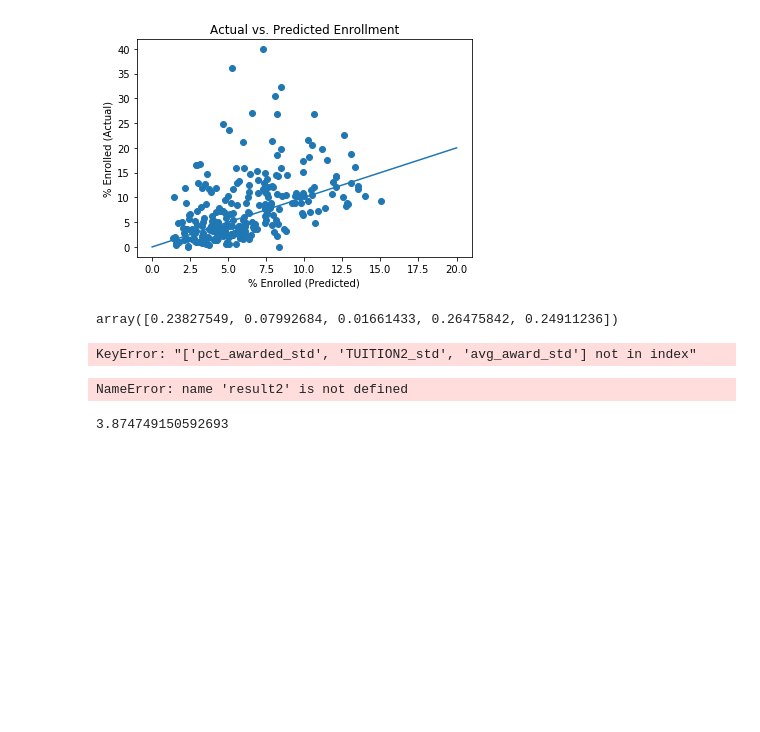
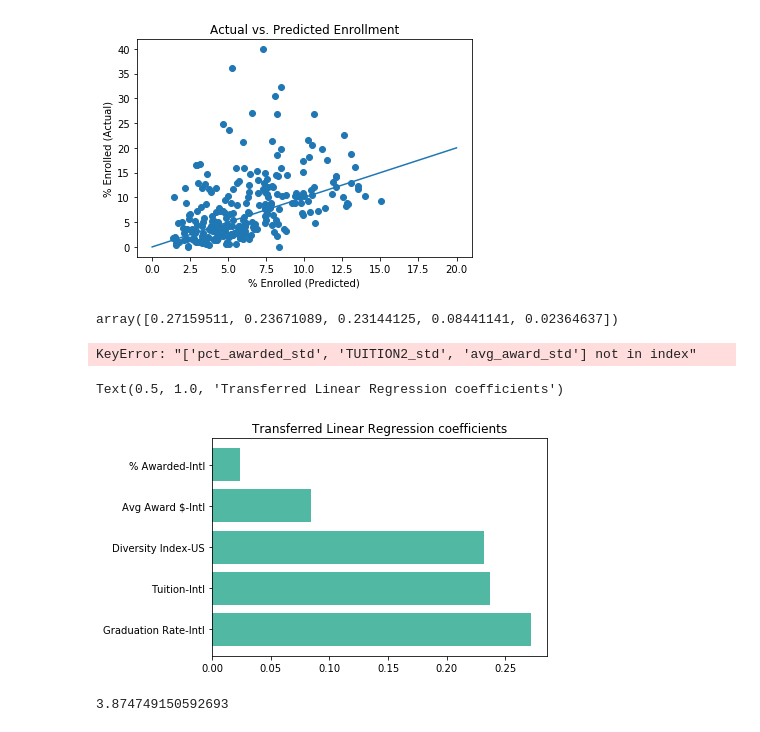
Before and after one commit to nina-xu/Insight_ScholarShip, a Jupyter notebook: Modeling for institutions.ipynb, the cells around one changed output. Drawn from its saved outputs; the diff is of its cells as text; code cells hidden in the pictures; blank space fills up the shorter version.

```diff
--- a/Modeling for institutions.ipynb
+++ b/Modeling for institutions.ipynb
@@ -632,0 +659,10 @@ KeyError: "['pct_awarded_std', 'TUITION2_std', 'avg_award_std'] not in index"
+# %%
+from sklearn.preprocessing import StandardScaler
+from sklearn.linear_model import LinearRegression
+scaler = StandardScaler()
+scaler.fit(data[features])
+print(scaler.mean_)
+print(scaler.var_)
+transformed_linear = LinearRegression()
+result = transformed_linear.fit(X = scaler.transform(data[features]), y = data.logit)
+y_pred = result.predict(X = scaler.transform(data[features]))
@@ -641,10 +682,10 @@ plt.ylabel('% Enrolled (Actual)')
 Text(0, 0.5, '% Enrolled (Actual)')
 [figure]
 # %%
-result2.coef_
+result.coef_
 #result2.intercept_
 # %% [output]
-array([0.23827549, 0.07992684, 0.01661433, 0.26475842, 0.24911236])
+array([0.27159511, 0.23671089, 0.23144125, 0.08441141, 0.02364637])
 # %%
 import statsmodels.api as sm
 features_std = ['GRNRALT_rate_std','TUITION2_std','diverse_ind_std','avg_award_std','pct_awarded_std']
@@ -656,8 +697,9 @@ print(result2.summary())
 KeyError: "['pct_awarded_std', 'TUITION2_std', 'avg_award_std'] not in index"
 # %%
 feature_names = ['Graduation Rate-Intl','Tuition-Intl','Diversity Index-US','Avg Award $-Intl', '% Awarded-Intl']
-plt.barh(x = range(len(result2.params[:-1])), height = result2.params[:-1])
-plt.xticks(range(len(result2.params[:-1])), feature_names, rotation = 45)
+plt.barh(y = feature_names, width = result.coef_, color = '#51b9a3')
+#plt.xticks(range(len(result2.params[:-1])), feature_names, rotation = 45)
 plt.title('Transferred Linear Regression coefficients')
 # %% [output]
-NameError: name 'result2' is not defined
+Text(0.5, 1.0, 'Transferred Linear Regression coefficients')
+[figure, added]
```
Also changed, not shown: parts of 7 cells of this notebook, 1 other file.
